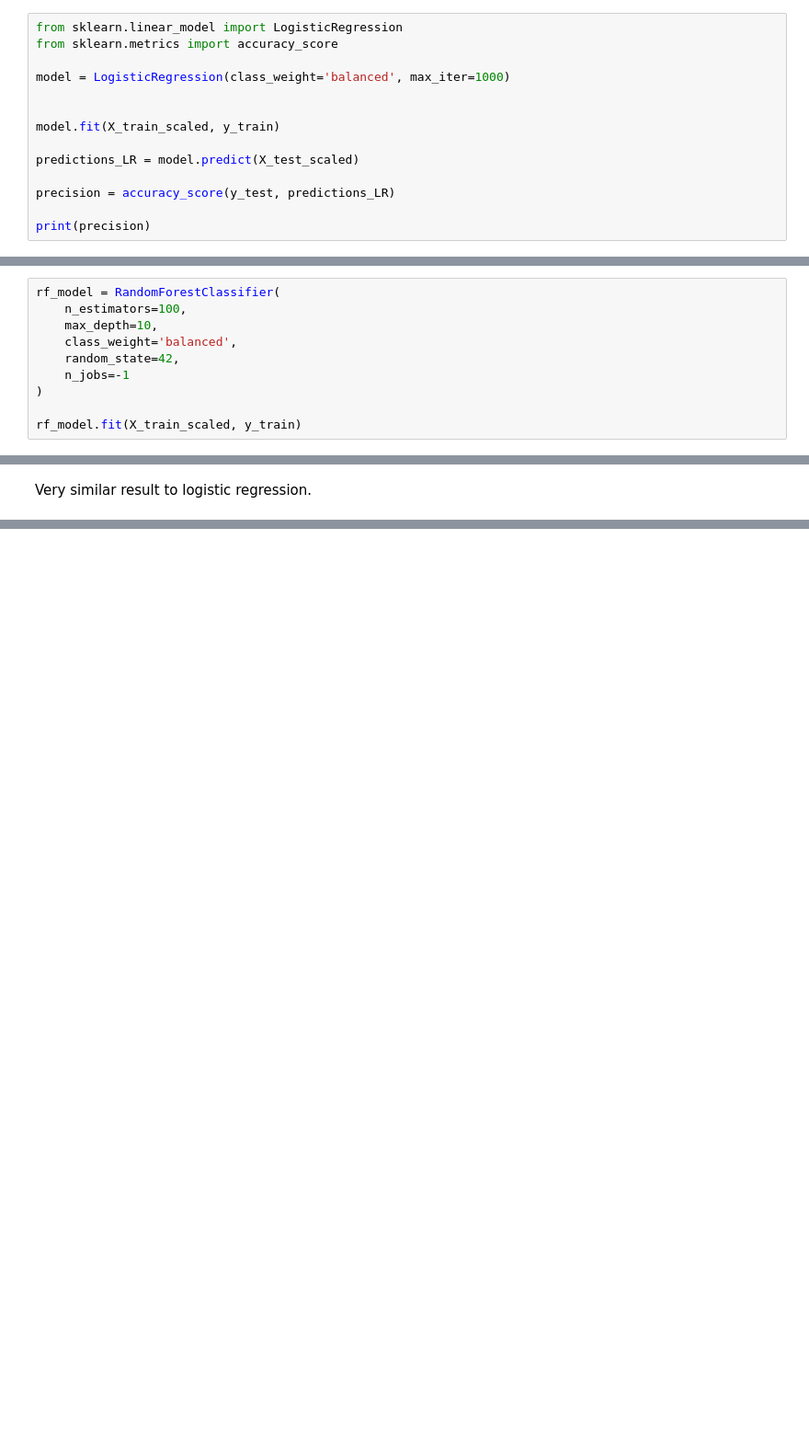
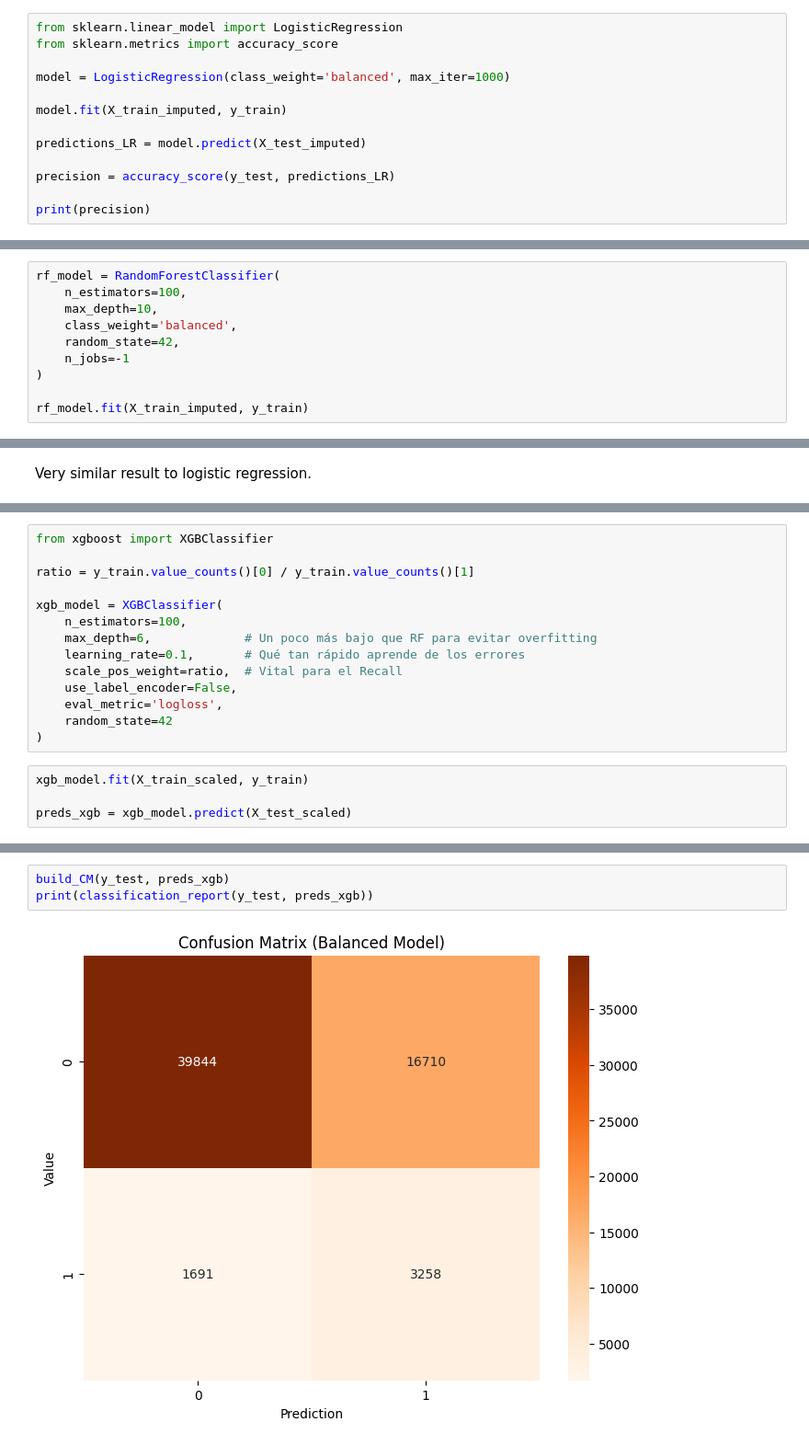
Before and after one commit to aviollaz/end-to-end-credit-scoring, a Jupyter notebook: notebooks/notebook.ipynb, the cells around one changed output, grey strips where cells are left out. Shown at 92% size. Saved outputs shown, nothing was run; the diff lists cells and outputs as text; blank space fills up the shorter version.

```diff
--- a/notebooks/notebook.ipynb
+++ b/notebooks/notebook.ipynb
@@ -166,10 +182,9 @@ from sklearn.metrics import accuracy_score
 
 model = LogisticRegression(class_weight='balanced', max_iter=1000)
 
+model.fit(X_train_imputed, y_train)
 
-model.fit(X_train_scaled, y_train)
-
-predictions_LR = model.predict(X_test_scaled)
+predictions_LR = model.predict(X_test_imputed)
 
 precision = accuracy_score(y_test, predictions_LR)
 
@@ -222,7 +237,7 @@ rf_model = RandomForestClassifier(
     n_jobs=-1
 )
 
-rf_model.fit(X_train_scaled, y_train)
+rf_model.fit(X_train_imputed, y_train)
 # %% [output]
 RandomForestClassifier(class_weight='balanced', max_depth=10, n_jobs=-1,
                        random_state=42)
@@ -246,0 +264,18 @@ Very similar result to logistic regression.
+# %%
+from xgboost import XGBClassifier
+
+ratio = y_train.value_counts()[0] / y_train.value_counts()[1]
+
+xgb_model = XGBClassifier(
+    n_estimators=100,
+    max_depth=6,             # Un poco más bajo que RF para evitar overfitting
+    learning_rate=0.1,       # Qué tan rápido aprende de los errores
+    scale_pos_weight=ratio,  # Vital para el Recall
+    use_label_encoder=False,
+    eval_metric='logloss',
+    random_state=42
+)
+# %%
+xgb_model.fit(X_train_scaled, y_train)
+
+preds_xgb = xgb_model.predict(X_test_scaled)
@@ -246,0 +286,5 @@ Very similar result to logistic regression.
+# %%
+build_CM(y_test, preds_xgb)
+print(classification_report(y_test, preds_xgb))
+# %% [output]
+[figure, added]
```
Also changed, not shown: parts of 24 cells of this notebook, 2 other files.
